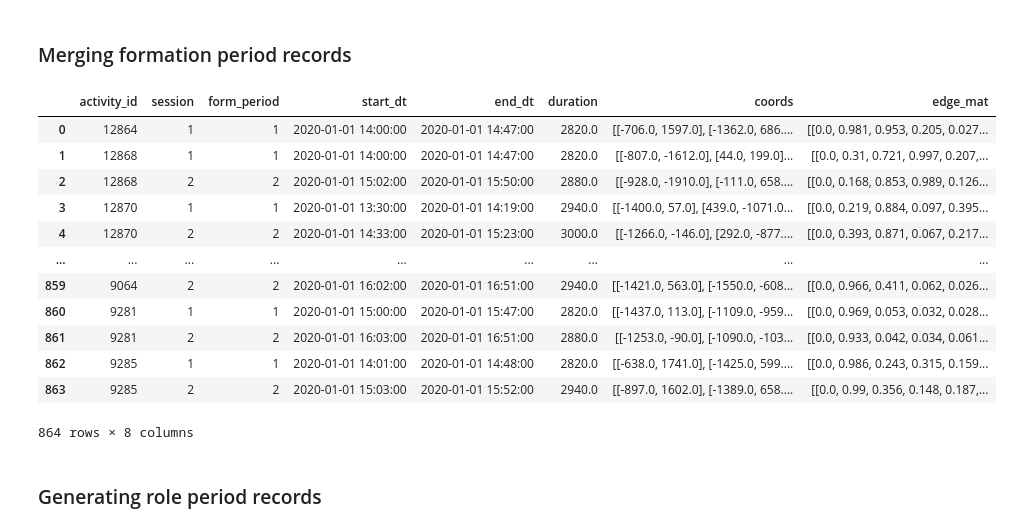
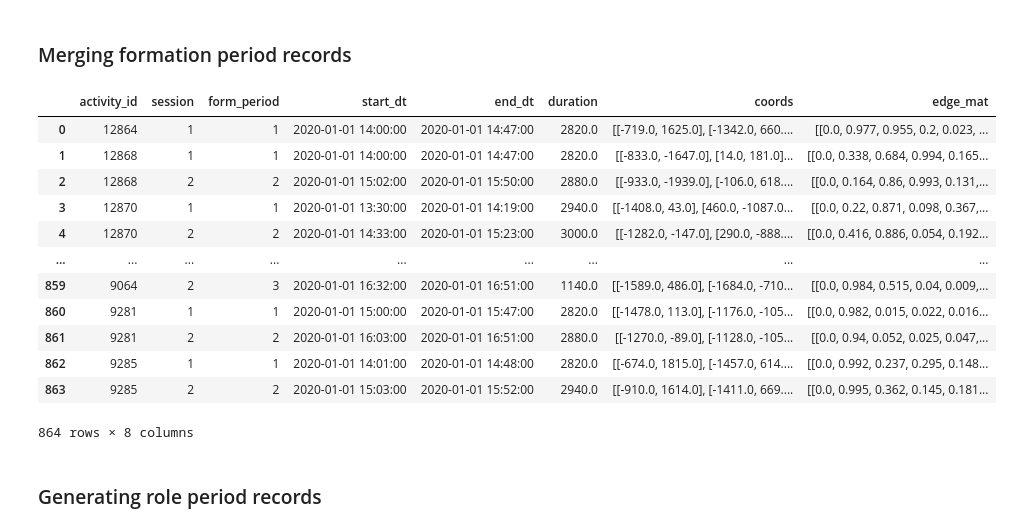
Before and after one commit to pientist/soccercpd, a Jupyter notebook: src/data_wrangler.ipynb, the cells around one changed output. Cells and saved outputs as stored; diff of their text form; code cells hidden in the pictures.

```diff
--- a/src/data_wrangler.ipynb
+++ b/src/data_wrangler.ipynb
@@ -28,31 +28,31 @@ Instead, we directly share the `form_periods.pkl`, `role_periods.csv`, and `role
 # %% [markdown]
 ### Merging formation period records
 # %%
-formcpd_type = 'rank'
+formcpd_type = 'gseg_avg'
 form_periods_files = os.listdir(f'data/{formcpd_type}/form')
 form_periods_files.sort()
 form_periods_list = []
 
 for file in form_periods_files:
     path = f'data/{formcpd_type}/form/{file}'
     form_periods_list.append(pd.read_pickle(path))
 
 form_periods = pd.concat(form_periods_list, ignore_index=True)
 form_periods.to_pickle(f'data/{formcpd_type}/form_periods.pkl')
 form_periods
 # %% [output]
 |  | activity_id | session | form_period | start_dt | end_dt | duration | coords | edge_mat |
-| 0 | 12864 | 1 | 1 | 2020-01-01 14:00:00 | 2020-01-01 14:47:00 | 2820.0 | [[-706.0, 1597.0], [-1362.0, 686.... | [[0.0, 0.981, 0.953, 0.205, 0.027... |
-| 1 | 12868 | 1 | 1 | 2020-01-01 14:00:00 | 2020-01-01 14:47:00 | 2820.0 | [[-807.0, -1612.0], [44.0, 199.0]... | [[0.0, 0.31, 0.721, 0.997, 0.207,... |
-| 2 | 12868 | 2 | 2 | 2020-01-01 15:02:00 | 2020-01-01 15:50:00 | 2880.0 | [[-928.0, -1910.0], [-111.0, 658.... | [[0.0, 0.168, 0.853, 0.989, 0.126... |
-| 3 | 12870 | 1 | 1 | 2020-01-01 13:30:00 | 2020-01-01 14:19:00 | 2940.0 | [[-1400.0, 57.0], [439.0, -1071.0... | [[0.0, 0.219, 0.884, 0.097, 0.395... |
-| 4 | 12870 | 2 | 2 | 2020-01-01 14:33:00 | 2020-01-01 15:23:00 | 3000.0 | [[-1266.0, -146.0], [292.0, -877.... | [[0.0, 0.393, 0.871, 0.067, 0.217... |
+| 0 | 12864 | 1 | 1 | 2020-01-01 14:00:00 | 2020-01-01 14:47:00 | 2820.0 | [[-719.0, 1625.0], [-1342.0, 660.... | [[0.0, 0.977, 0.955, 0.2, 0.023, ... |
+| 1 | 12868 | 1 | 1 | 2020-01-01 14:00:00 | 2020-01-01 14:47:00 | 2820.0 | [[-833.0, -1647.0], [14.0, 181.0]... | [[0.0, 0.338, 0.684, 0.994, 0.165... |
+| 2 | 12868 | 2 | 2 | 2020-01-01 15:02:00 | 2020-01-01 15:50:00 | 2880.0 | [[-933.0, -1939.0], [-106.0, 618.... | [[0.0, 0.164, 0.86, 0.993, 0.131,... |
+| 3 | 12870 | 1 | 1 | 2020-01-01 13:30:00 | 2020-01-01 14:19:00 | 2940.0 | [[-1408.0, 43.0], [460.0, -1087.0... | [[0.0, 0.22, 0.871, 0.098, 0.367,... |
+| 4 | 12870 | 2 | 2 | 2020-01-01 14:33:00 | 2020-01-01 15:23:00 | 3000.0 | [[-1282.0, -147.0], [290.0, -888.... | [[0.0, 0.416, 0.886, 0.054, 0.192... |
 | ... | ... | ... | ... | ... | ... | ... | ... | ... |
-| 859 | 9064 | 2 | 2 | 2020-01-01 16:02:00 | 2020-01-01 16:51:00 | 2940.0 | [[-1421.0, 563.0], [-1550.0, -608... | [[0.0, 0.966, 0.411, 0.062, 0.026... |
-| 860 | 9281 | 1 | 1 | 2020-01-01 15:00:00 | 2020-01-01 15:47:00 | 2820.0 | [[-1437.0, 113.0], [-1109.0, -959... | [[0.0, 0.969, 0.053, 0.032, 0.028... |
-| 861 | 9281 | 2 | 2 | 2020-01-01 16:03:00 | 2020-01-01 16:51:00 | 2880.0 | [[-1253.0, -90.0], [-1090.0, -103... | [[0.0, 0.933, 0.042, 0.034, 0.061... |
-| 862 | 9285 | 1 | 1 | 2020-01-01 14:01:00 | 2020-01-01 14:48:00 | 2820.0 | [[-638.0, 1741.0], [-1425.0, 599.... | [[0.0, 0.986, 0.243, 0.315, 0.159... |
-| 863 | 9285 | 2 | 2 | 2020-01-01 15:03:00 | 2020-01-01 15:52:00 | 2940.0 | [[-897.0, 1602.0], [-1389.0, 658.... | [[0.0, 0.99, 0.356, 0.148, 0.187,... |
+| 859 | 9064 | 2 | 3 | 2020-01-01 16:32:00 | 2020-01-01 16:51:00 | 1140.0 | [[-1589.0, 486.0], [-1684.0, -710... | [[0.0, 0.984, 0.515, 0.04, 0.009,... |
+| 860 | 9281 | 1 | 1 | 2020-01-01 15:00:00 | 2020-01-01 15:47:00 | 2820.0 | [[-1478.0, 113.0], [-1176.0, -105... | [[0.0, 0.982, 0.015, 0.022, 0.016... |
+| 861 | 9281 | 2 | 2 | 2020-01-01 16:03:00 | 2020-01-01 16:51:00 | 2880.0 | [[-1270.0, -89.0], [-1128.0, -105... | [[0.0, 0.94, 0.052, 0.025, 0.047,... |
+| 862 | 9285 | 1 | 1 | 2020-01-01 14:01:00 | 2020-01-01 14:48:00 | 2820.0 | [[-674.0, 1815.0], [-1457.0, 614.... | [[0.0, 0.992, 0.237, 0.295, 0.148... |
+| 863 | 9285 | 2 | 2 | 2020-01-01 15:03:00 | 2020-01-01 15:52:00 | 2940.0 | [[-910.0, 1614.0], [-1411.0, 669.... | [[0.0, 0.995, 0.362, 0.145, 0.181... |
 864 rows × 8 columns
 # %% [markdown]
 ### Generating role period records
```
Also changed, not shown: parts of 6 cells of this notebook.
